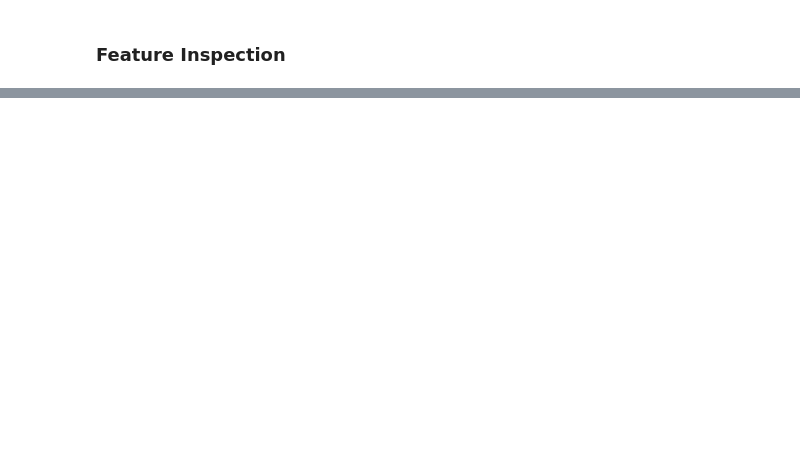
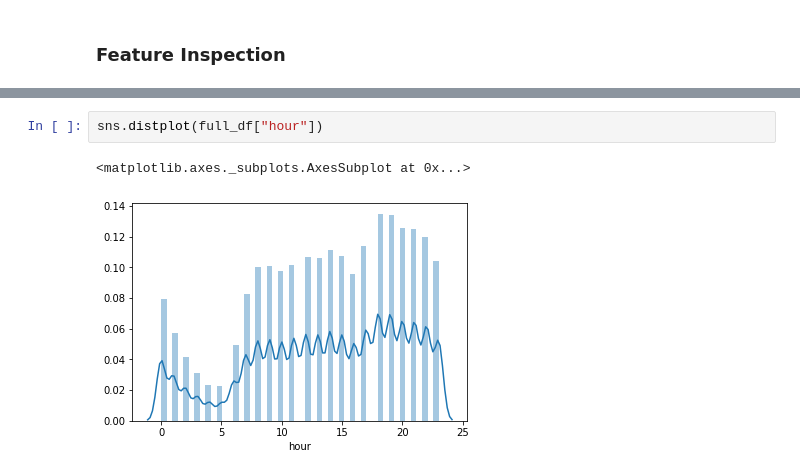
Before and after one commit to gregvidy/nyc_taxi_trip_kaggle, a Jupyter notebook: EDA.ipynb, the cells around one changed output, grey strips where cells are left out. Drawn from its saved outputs; the diff is of its cells as text; blank space fills up the shorter version.

```diff
--- a/EDA.ipynb
+++ b/EDA.ipynb
@@ -179,0 +191,5 @@ full_df.head()
+# %%
+sns.distplot(full_df["hour"])
+# %% [output]
+<matplotlib.axes._subplots.AxesSubplot at 0x...>
+[figure, added]
```
Also changed, not shown: parts of 8 cells of this notebook.
